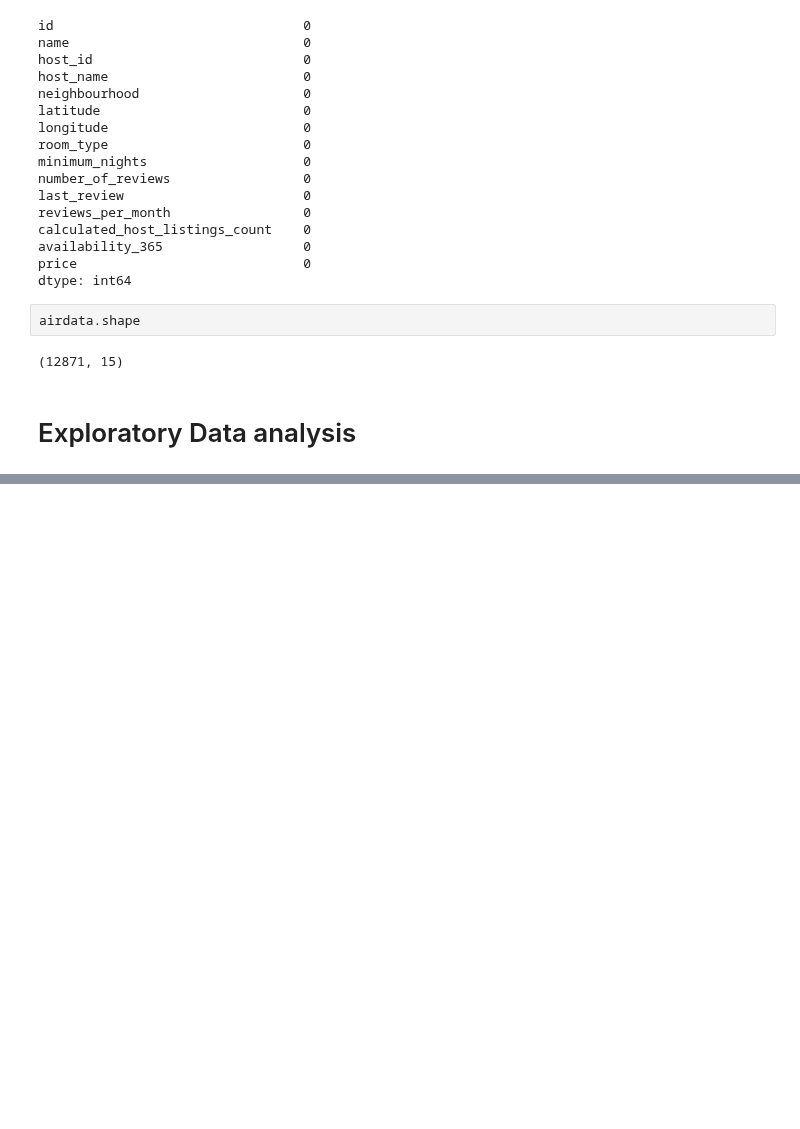
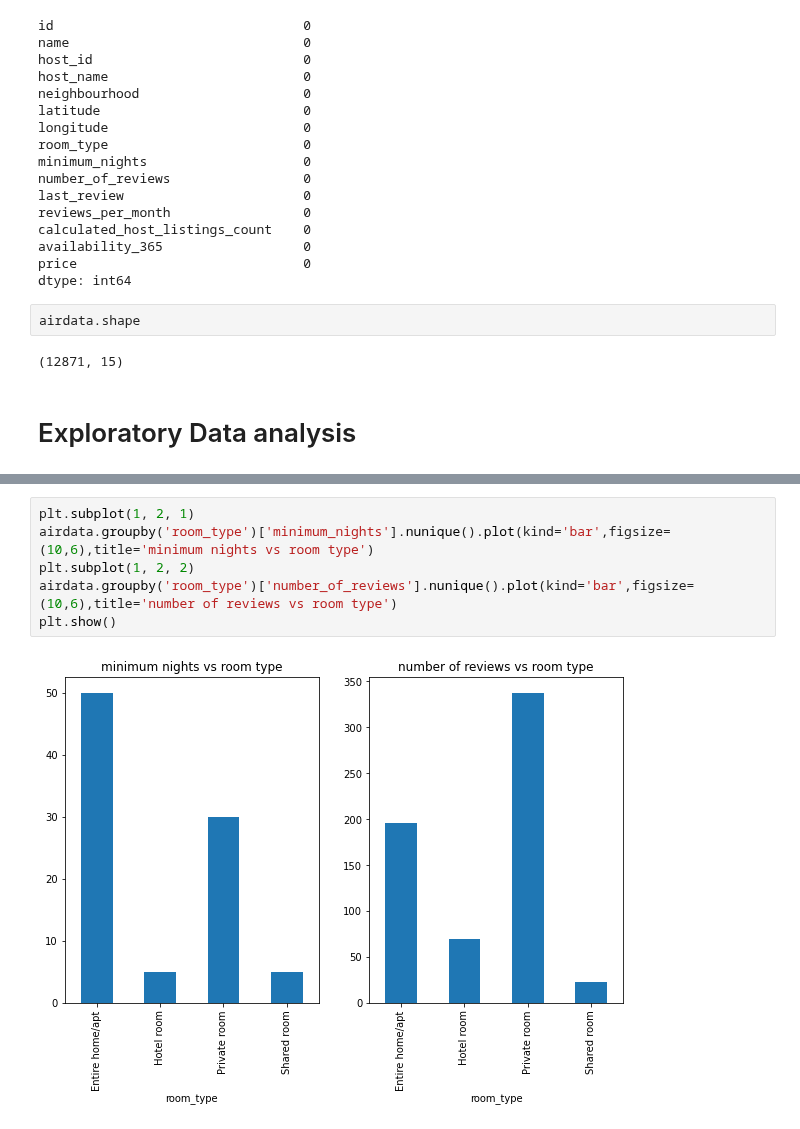
Before and after one commit to hpnightowl/Owlsbooks, a Jupyter notebook: airbnb.ipynb, the cells around one changed output, grey strips where cells are left out. Cells and saved outputs as stored; diff of their text form; blank space fills up the shorter version.

```diff
--- a/airbnb.ipynb
+++ b/airbnb.ipynb
@@ -147,0 +143,8 @@ airdata.corr()
+# %%
+plt.subplot(1, 2, 1)
+airdata.groupby('room_type')['minimum_nights'].nunique().plot(kind='bar',figsize=(10,6),title='minimum nights vs room type')
+plt.subplot(1, 2, 2)
+airdata.groupby('room_type')['number_of_reviews'].nunique().plot(kind='bar',figsize=(10,6),title='number of reviews vs room type')
+plt.show()
+# %% [output]
+[figure, added]
```
Also changed, not shown: parts of 9 cells of this notebook.
